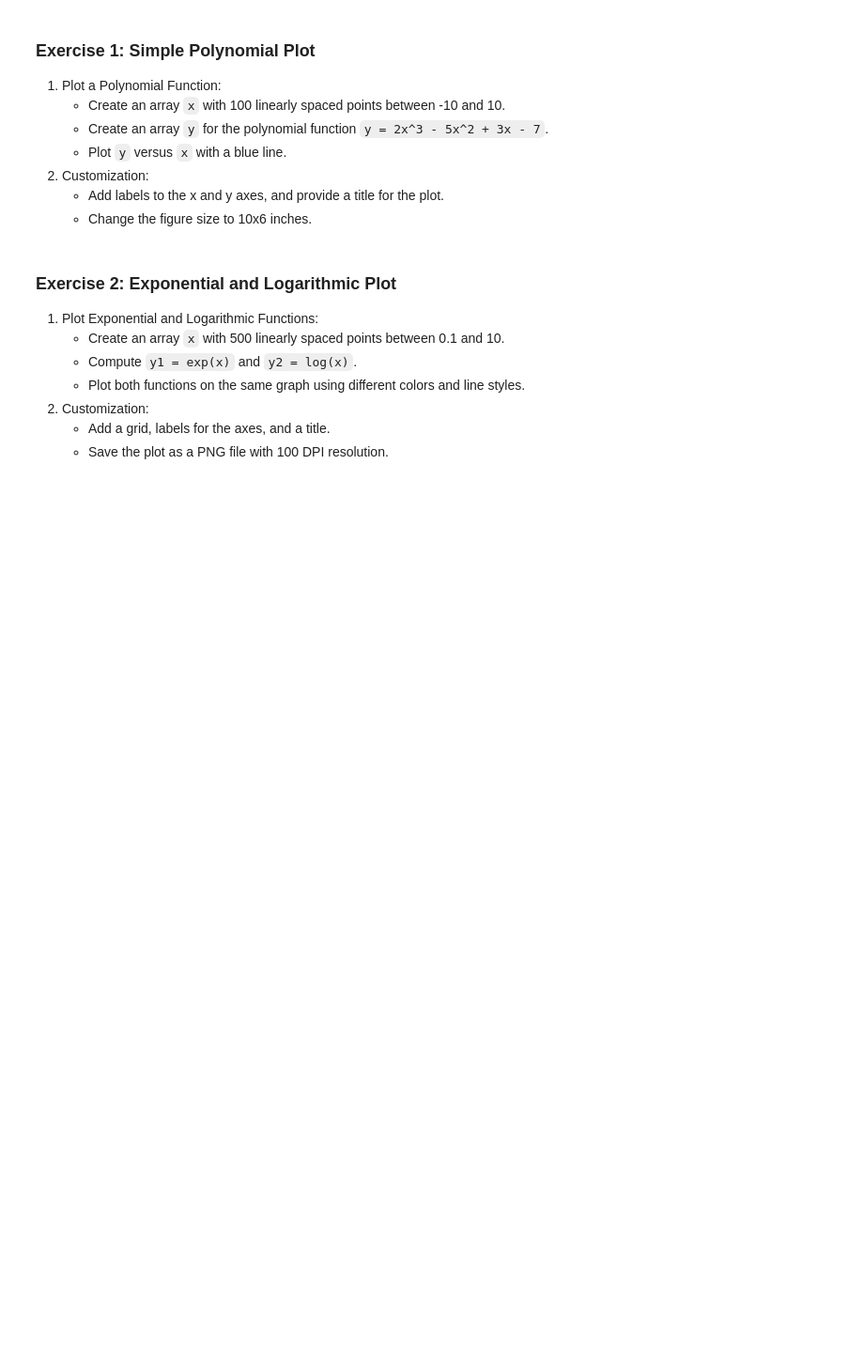
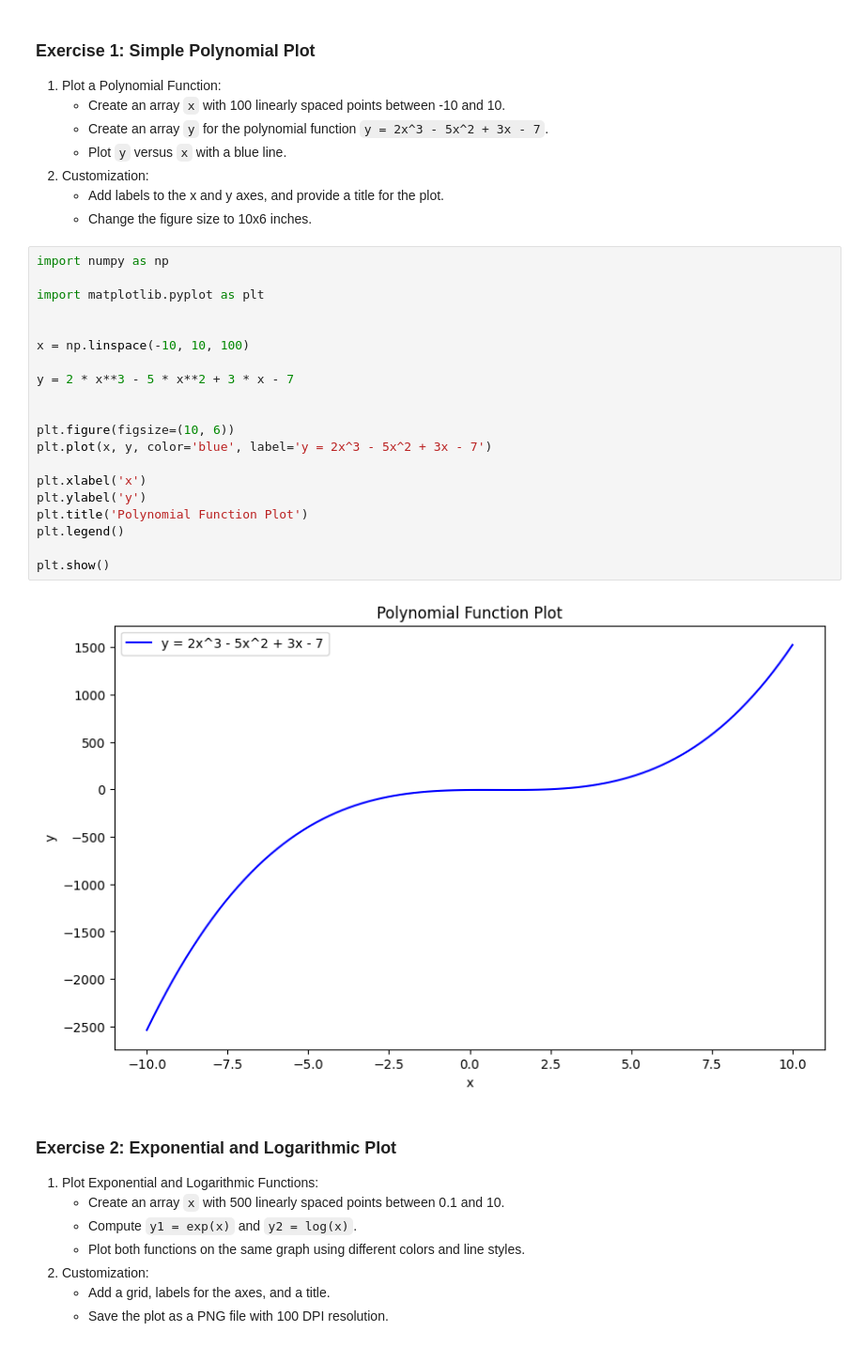
Before and after one commit to manarbensa/tp1, a Jupyter notebook: Matplotlib_Course.ipynb, the cells around one changed output. Shown at 94% size. Saved outputs shown, nothing was run; the diff lists cells and outputs as text; blank space fills up the shorter version.

```diff
--- a/Matplotlib_Course.ipynb
+++ b/Matplotlib_Course.ipynb
@@ -523,6 +14,28 @@ fig.tight_layout()
 2. Customization:
    - Add labels to the x and y axes, and provide a title for the plot.
    - Change the figure size to 10x6 inches.
+# %%
+import numpy as np
+
+import matplotlib.pyplot as plt
+
+
+x = np.linspace(-10, 10, 100)
+
+y = 2 * x**3 - 5 * x**2 + 3 * x - 7
+
+
+plt.figure(figsize=(10, 6))
+plt.plot(x, y, color='blue', label='y = 2x^3 - 5x^2 + 3x - 7')
+
+plt.xlabel('x')
+plt.ylabel('y')
+plt.title('Polynomial Function Plot')
+plt.legend()
+
+plt.show()
+# %% [output]
+[figure, added]
 # %% [markdown]
 ### Exercise 2: Exponential and Logarithmic Plot
 
```
Also changed, not shown: parts of 83 cells of this notebook.
